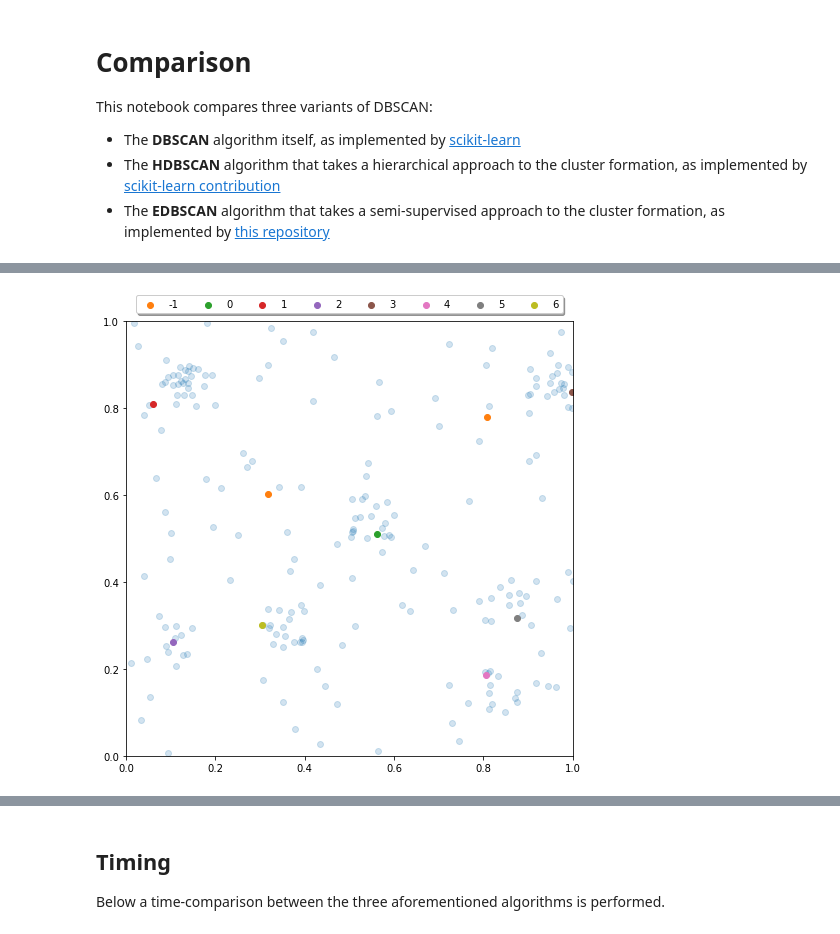
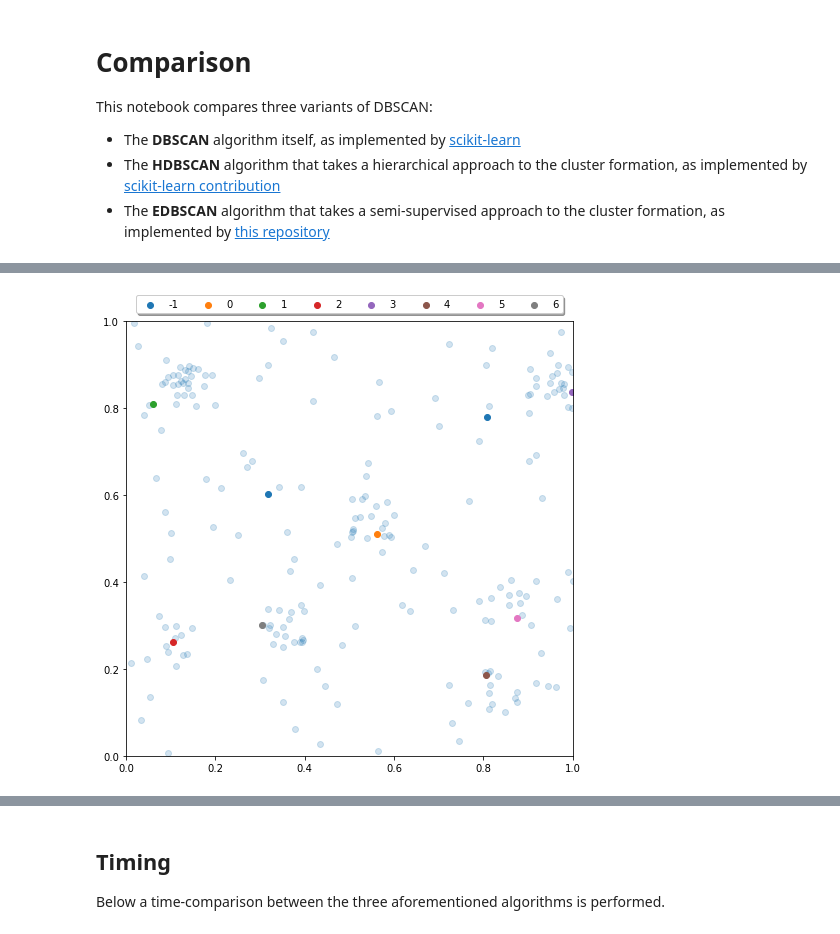
Before and after one commit to RubenPants/EDBSCAN, a Jupyter notebook: examples/comparison.ipynb, the cells around one changed output, grey strips where cells are left out. Drawn from its saved outputs; the diff is of its cells as text; code cells hidden in the pictures.

```diff
--- a/examples/comparison.ipynb
+++ b/examples/comparison.ipynb
@@ -15,3 +15,18 @@ This notebook compares three variants of DBSCAN:
 - The **DBSCAN** algorithm itself, as implemented by [scikit-learn](https://scikit-learn.org/stable/modules/generated/sklearn.cluster.DBSCAN.html)
 - The **HDBSCAN** algorithm that takes a hierarchical approach to the cluster formation, as implemented by [scikit-learn contribution](https://hdbscan.readthedocs.io/en/latest/index.html)
 - The **EDBSCAN** algorithm that takes a semi-supervised approach to the cluster formation, as implemented by [this repository](https://github.com/RubenPants/EDBSCAN)
+# %%
+# Specify the color scheme
+COLORS = {
+    None: 'tab:blue',
+    -1: 'tab:blue',
+    0: 'tab:orange',
+    1: 'tab:green',
+    2: 'tab:red',
+    3: 'tab:purple',
+    4: 'tab:brown',
+    5: 'tab:pink',
+    6: 'tab:gray',
+    7: 'tab:olive',
+    8: 'tab:cyan',
+}
@@ -46,17 +63,18 @@ time: 2.62 ms (started: 2021-11-14 23:27:53 +01:00)
 # %%
 # Visualise the raw data (including the manually put labels)
 plt.figure(figsize=(8,8))
 for label in [None,] + list(range(-1,7)):
     plt.scatter(
         data[y == label,0],
         data[y == label,1],
         label=label,
-        alpha=.2 if label == None else 1
+        alpha=.2 if label == None else 1,
+        color=COLORS[label],
     )
 plt.xlim(0,1)
 plt.ylim(0,1)
 plt.legend(loc='upper center', bbox_to_anchor=(0.5, 1.07),
           ncol=8, fancybox=True, shadow=True)
 plt.show()
 # %% [output]
-[figure, old version]
+[figure, new version]
```
Also changed, not shown: parts of 10 cells of this notebook, 24 other files.
